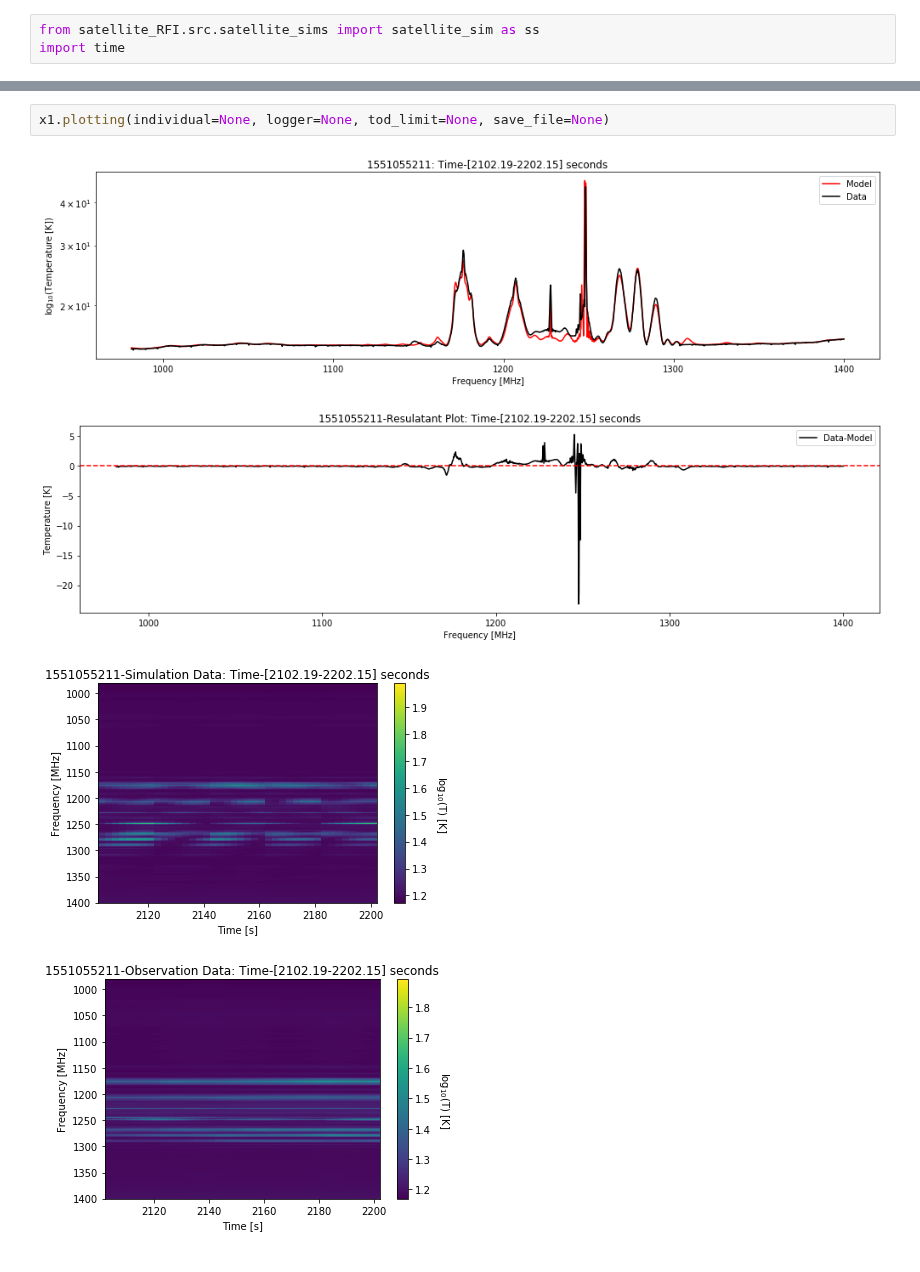
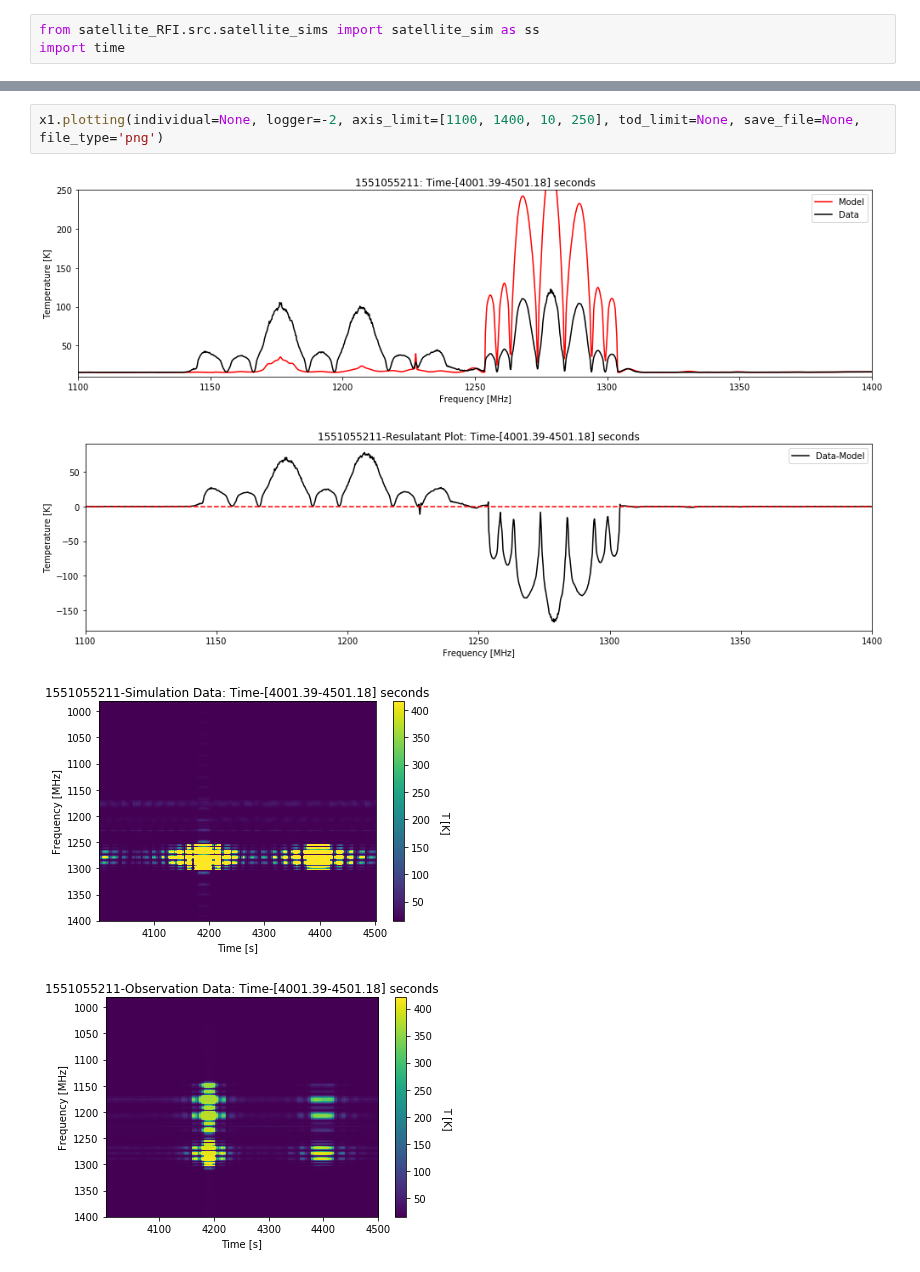
Before and after one commit to vitoria-ab/satellite_RFI-mine, a Jupyter notebook: Notebooks/s3_Satellite_simulations/S34_class.ipynb, the cells around one changed output, grey strips where cells are left out. Drawn from its saved outputs; the diff is of its cells as text.

```diff
--- a/Notebooks/s3_Satellite_simulations/S34_class.ipynb
+++ b/Notebooks/s3_Satellite_simulations/S34_class.ipynb
@@ -31,7 +34,7 @@ Bias choice is follows:gps-ops, glo-ops, galileo, beidou, irnss, sbas, noise
 # %%
-x1.plotting(individual=None, logger=None, tod_limit=None, save_file=None)
+x1.plotting(individual=None, logger=-2, axis_limit=[1100, 1400, 10, 250], tod_limit=None, save_file=None, file_type='png')
 # %% [output]
-[figure, old version]
+[figure, new version]
-[figure, old version]
+[figure, new version]
-[figure, old version]
+[figure, new version]
-[figure, old version]
+[figure, new version]
```
Also changed, not shown: parts of 2 cells of this notebook, 2 other files.
